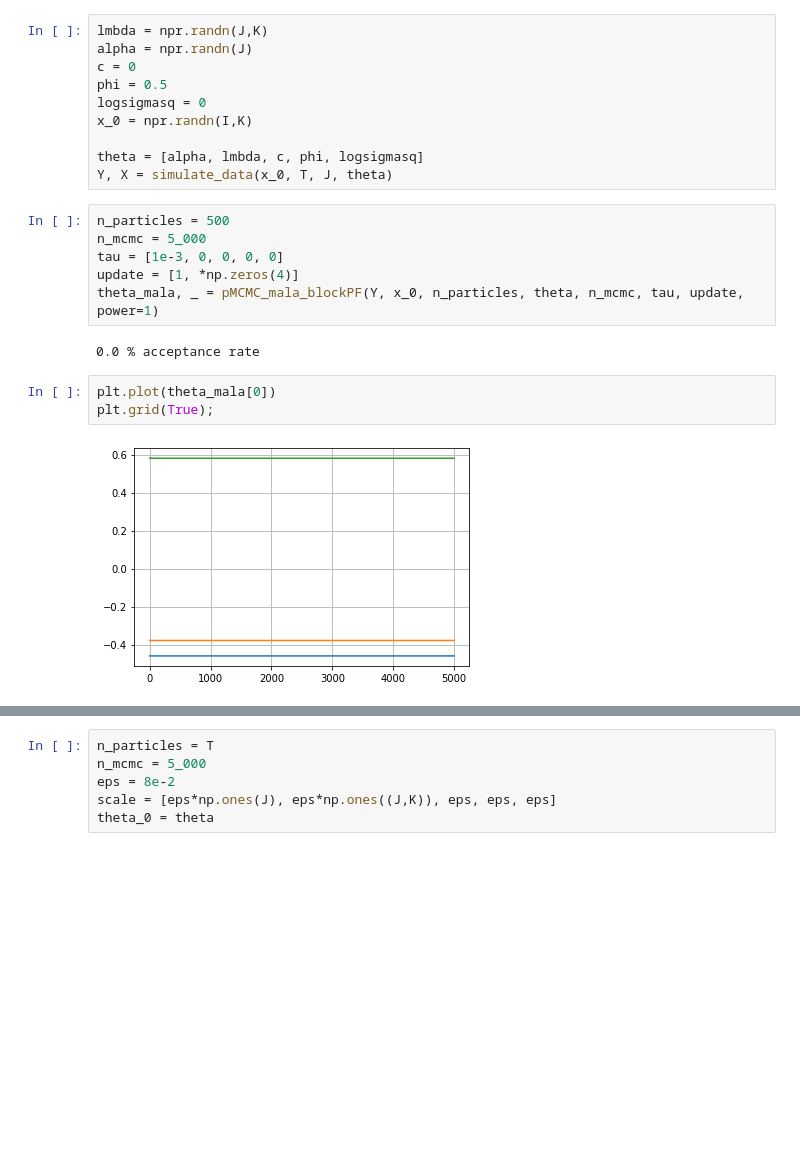
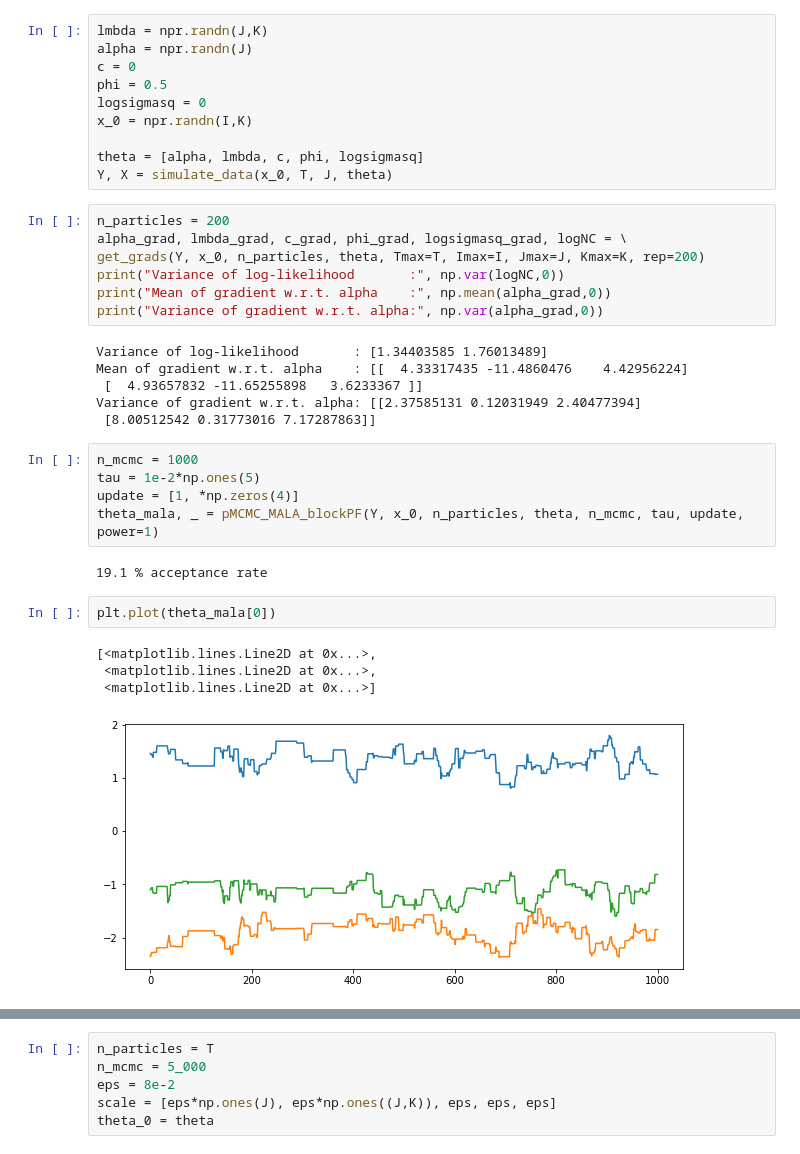
Before and after one commit to deborsheesen/DC-BATS-deborshee, a Jupyter notebook: ecology/mala.ipynb, the cells around one changed output, grey strips where cells are left out. Saved outputs shown, nothing was run; the diff lists cells and outputs as text; blank space fills up the shorter version.

Commit message:
bug in gradient; alpha fixed

```diff
--- a/ecology/mala.ipynb
+++ b/ecology/mala.ipynb
@@ -50,16 +51,30 @@ x_0 = npr.randn(I,K)
 
 theta = [alpha, lmbda, c, phi, logsigmasq]
 Y, X = simulate_data(x_0, T, J, theta)
+# %%
+n_particles = 200
+alpha_grad, lmbda_grad, c_grad, phi_grad, logsigmasq_grad, logNC = \
+get_grads(Y, x_0, n_particles, theta, Tmax=T, Imax=I, Jmax=J, Kmax=K, rep=200)
+print("Variance of log-likelihood       :", np.var(logNC,0))
+print("Mean of gradient w.r.t. alpha    :", np.mean(alpha_grad,0))
+print("Variance of gradient w.r.t. alpha:", np.var(alpha_grad,0))
+# %% [output]
+Variance of log-likelihood       : [1.34403585 1.76013489]
+Mean of gradient w.r.t. alpha    : [[  4.33317435 -11.4860476    4.42956224]
+ [  4.93657832 -11.65255898   3.6233367 ]]
+Variance of gradient w.r.t. alpha: [[2.37585131 0.12031949 2.40477394]
+ [8.00512542 0.31773016 7.17287863]]
 # %%
-n_particles = 500
-n_mcmc = 5_000
-tau = [1e-3, 0, 0, 0, 0]
+n_mcmc = 1000
+tau = 1e-2*np.ones(5)
 update = [1, *np.zeros(4)]
-theta_mala, _ = pMCMC_mala_blockPF(Y, x_0, n_particles, theta, n_mcmc, tau, update, power=1)
+theta_mala, _ = pMCMC_MALA_blockPF(Y, x_0, n_particles, theta, n_mcmc, tau, update, power=1)
 # %% [output]
-0.0 % acceptance rate
+19.1 % acceptance rate
 # %%
 plt.plot(theta_mala[0])
-plt.grid(True);
 # %% [output]
+[<matplotlib.lines.Line2D at 0x...>,
+ <matplotlib.lines.Line2D at 0x...>,
+ <matplotlib.lines.Line2D at 0x...>]
-[figure, old version]
+[figure, new version]
```
Also changed, not shown: parts of 2 cells of this notebook, 2 other files.
